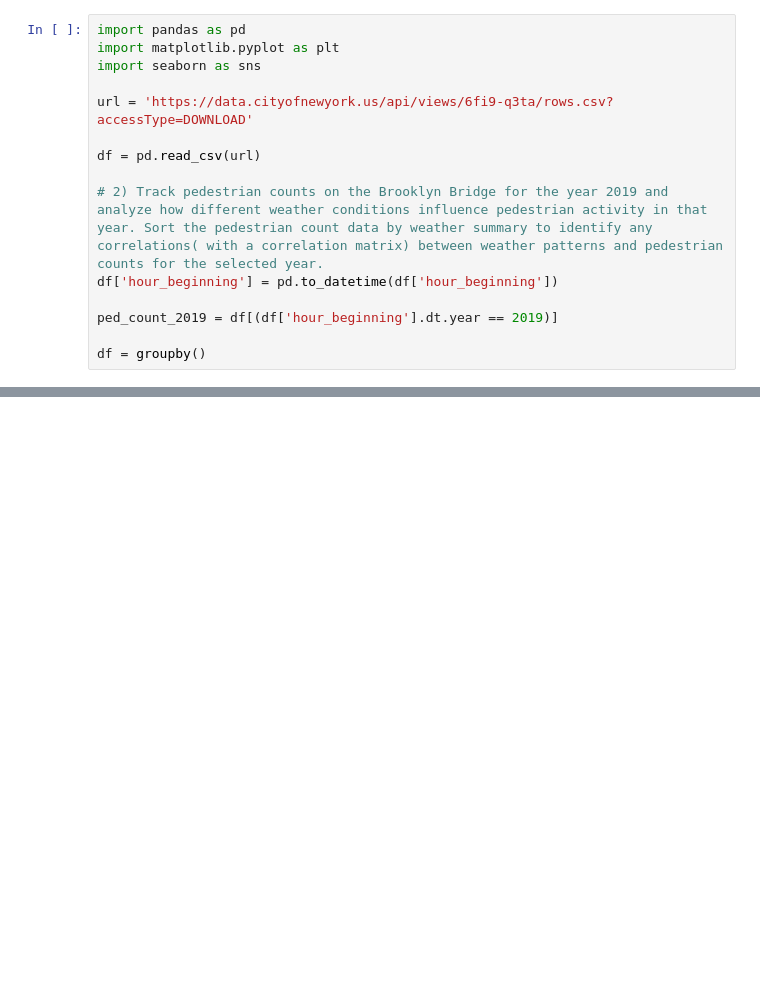
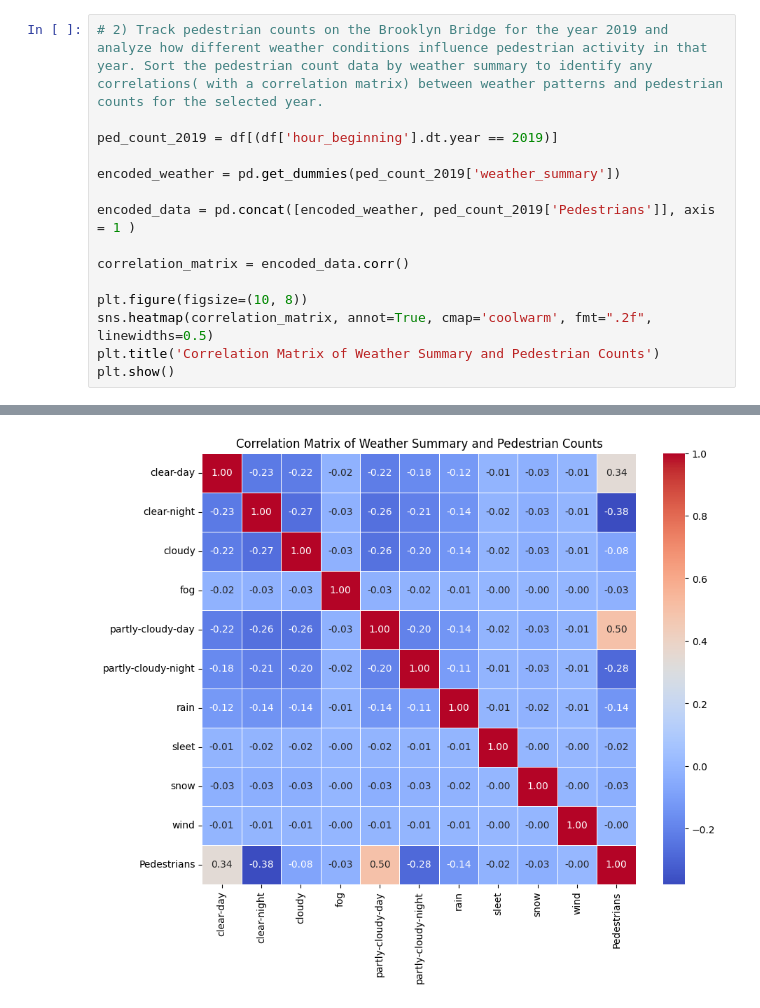
Before and after one commit to jessenb16/Data-Science-Bootcamp-Homework, a Jupyter notebook: Homework_3.ipynb, the cells around one changed output, grey strips where cells are left out. Cells and saved outputs as stored; diff of their text form; blank space fills up the shorter version.

```diff
--- a/Homework_3.ipynb
+++ b/Homework_3.ipynb
@@ -34,16 +33,16 @@ plt.show()
 # %%
-import pandas as pd
-import matplotlib.pyplot as plt
-import seaborn as sns
-
-url = 'https://data.cityofnewyork.us/api/views/6fi9-q3ta/rows.csv?accessType=DOWNLOAD'
-
-df = pd.read_csv(url)
-
 # 2) Track pedestrian counts on the Brooklyn Bridge for the year 2019 and analyze how different weather conditions influence pedestrian activity in that year. Sort the pedestrian count data by weather summary to identify any correlations( with a correlation matrix) between weather patterns and pedestrian counts for the selected year.
-df['hour_beginning'] = pd.to_datetime(df['hour_beginning'])
 
 ped_count_2019 = df[(df['hour_beginning'].dt.year == 2019)]
 
-df = groupby()
+encoded_weather = pd.get_dummies(ped_count_2019['weather_summary'])
+
+encoded_data = pd.concat([encoded_weather, ped_count_2019['Pedestrians']], axis = 1 )
+
+correlation_matrix = encoded_data.corr()
+
+plt.figure(figsize=(10, 8))
+sns.heatmap(correlation_matrix, annot=True, cmap='coolwarm', fmt=".2f", linewidths=0.5)
+plt.title('Correlation Matrix of Weather Summary and Pedestrian Counts')
+plt.show()
 # %% [output]
@@ -56,2 +49,3 @@ df = groupby()
+[figure, added]
 # %%
 # 3) Implement a custom function to categorize time of day into morning, afternoon, evening, and night, and create a new column in the DataFrame to store these categories. Use this new column to analyze pedestrian activity patterns throughout the day.
```
Also changed, not shown: parts of 3 cells of this notebook.
